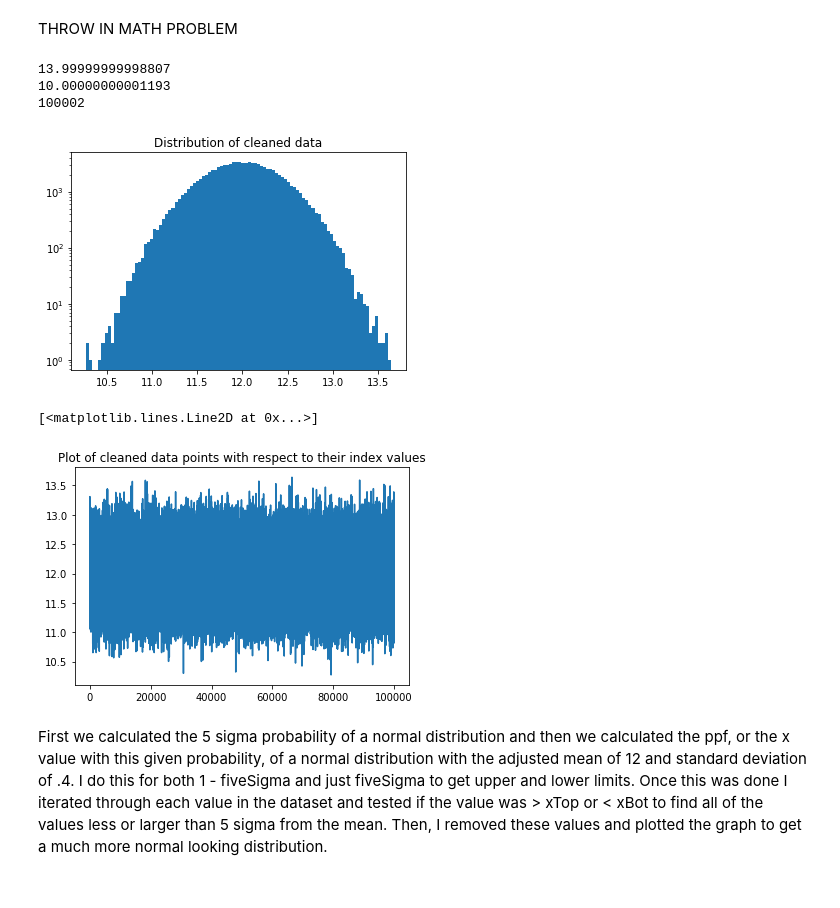
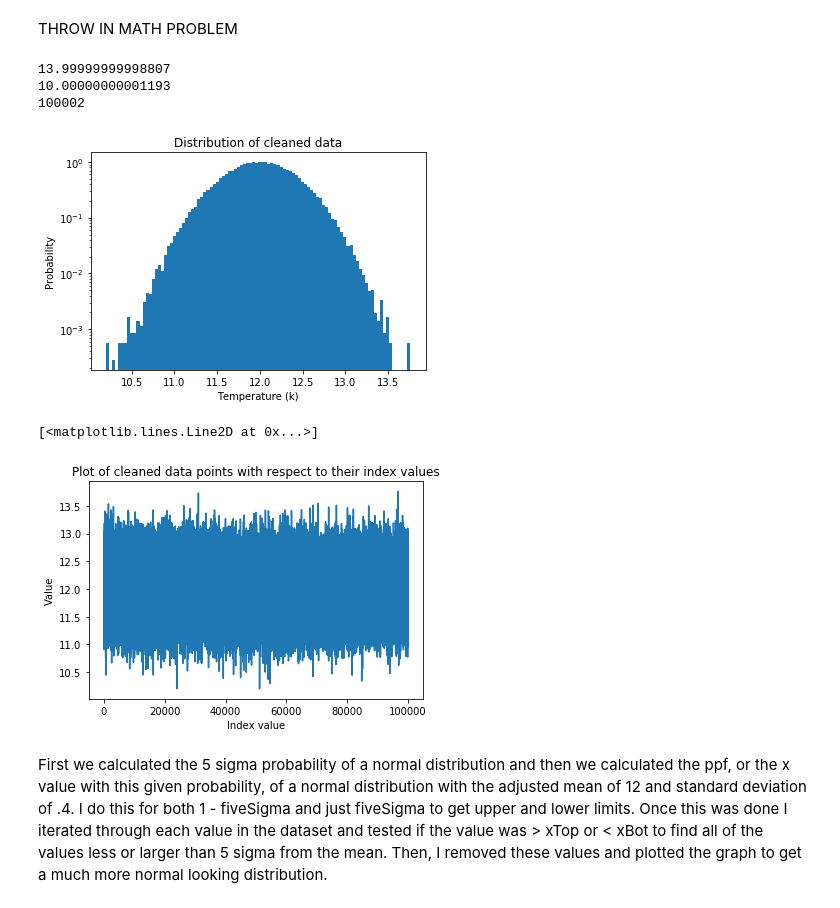
Before and after one commit to elocj/PHYS434, a Jupyter notebook: lab3/lab3.ipynb, the cells around one changed output. Cells and saved outputs as stored; diff of their text form; code cells hidden in the pictures.

```diff
--- a/lab3/lab3.ipynb
+++ b/lab3/lab3.ipynb
@@ -56,34 +60,38 @@ THROW IN MATH PROBLEM
 # %%
 fiveSigma = 1 - stats.norm.cdf(5)
 xTop = stats.norm.ppf(1 - fiveSigma, mu, std)
 xBot = stats.norm.ppf(fiveSigma, mu, std)
 print(xTop)
 print(xBot)
 
 # stdev = statistics.stdev(d)
 # mean = statistics.mean(d)
 # print(stdev)
 # print(mean)
 for i in reversed(range(len(d))):
     if d[i] > xTop:
         d = np.delete(d, i)
     if d[i] < xBot:
         d = np.delete(d, i)
 print(len(d))
-plt.hist(d, 100)
+plt.hist(d, 100, density=True)
 plt.yscale('log')
 plt.title('Distribution of cleaned data')
+plt.xlabel('Temperature (k)')
+plt.ylabel('Probability')
 plt.show()
 x = list(range(len(d)))
 plt.title('Plot of cleaned data points with respect to their index values')
+plt.xlabel('Index value')
+plt.ylabel('Value')
 plt.plot(x, d)
 # %% [output]
 13.99999999998807
 10.00000000001193
 100002
-[figure, old version]
+[figure, new version]
 [<matplotlib.lines.Line2D at 0x...>]
-[figure, old version]
+[figure, new version]
 # %% [markdown]
 First we calculated the 5 sigma probability of a normal distribution and then we calculated the ppf, or the x value with this given probability, of a normal distribution with the adjusted mean of 12 and standard deviation of .4. I do this for both 1 - fiveSigma and just fiveSigma to get upper and lower limits. Once this was done I iterated through each value in the dataset and tested if the value was > xTop or < xBot to find all of the values less or larger than 5 sigma from the mean. Then, I removed these values and plotted the graph to get a much more normal looking distribution.
 # %% [markdown]
```
Also changed, not shown: parts of 7 cells of this notebook.
